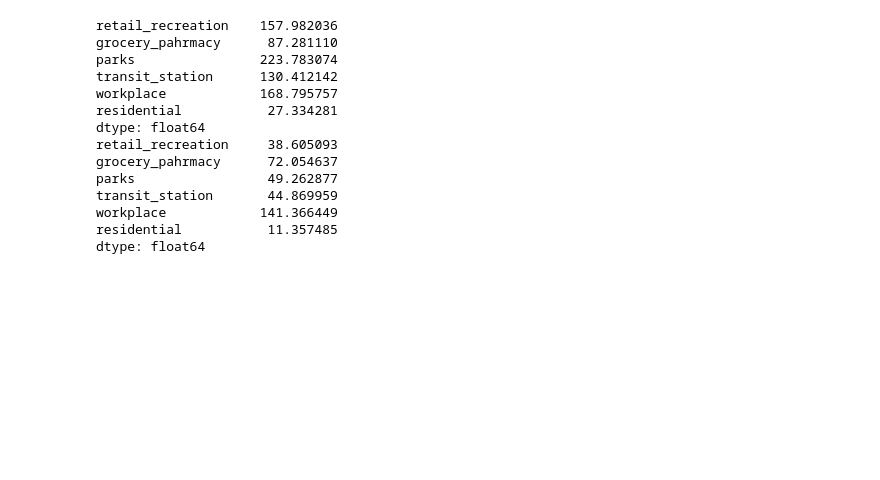
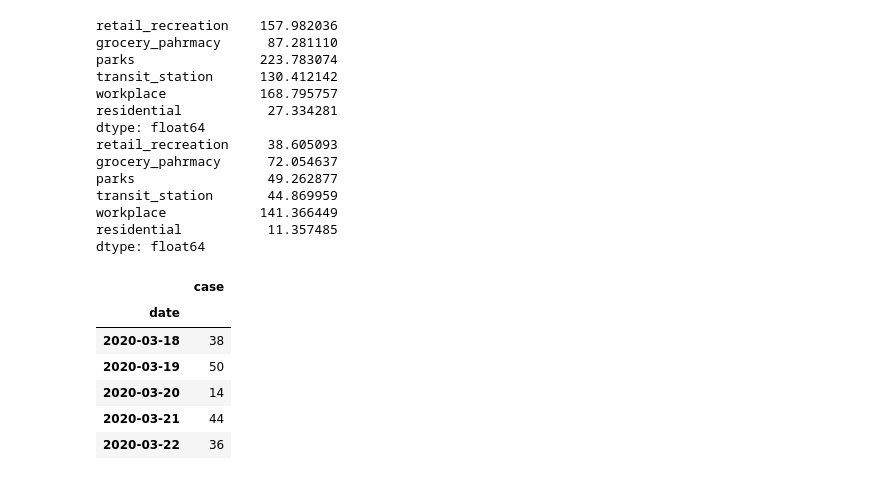
Before and after one commit to ardianzzz666/thesis, a Jupyter notebook: TheData.ipynb, the cells around one changed output. Saved outputs shown, nothing was run; the diff lists cells and outputs as text; code cells hidden in the pictures; blank space fills up the shorter version.

```diff
--- a/TheData.ipynb
+++ b/TheData.ipynb
@@ -216,3 +218,22 @@ transit_station       44.869959
 workplace            141.366449
 residential           11.357485
 dtype: float64
+# %%
+#pd.to_datetime(case['date'])
+#case['date'].dt.date
+#case.set_index('date', inplace=True)
+#case.head()
+
+case['date'] = case['date'].astype('datetime64[ns]')
+case.set_index('date', inplace=True)
+
+#case['date'] = case['date'].apply(pd.to_datetime)
+case.head()
+# %% [output]
+|  | case |
+| date |  |
+| 2020-03-18 | 38 |
+| 2020-03-19 | 50 |
+| 2020-03-20 | 14 |
+| 2020-03-21 | 44 |
+| 2020-03-22 | 36 |
```
Also changed, not shown: parts of 5 cells of this notebook, 3 other files.
